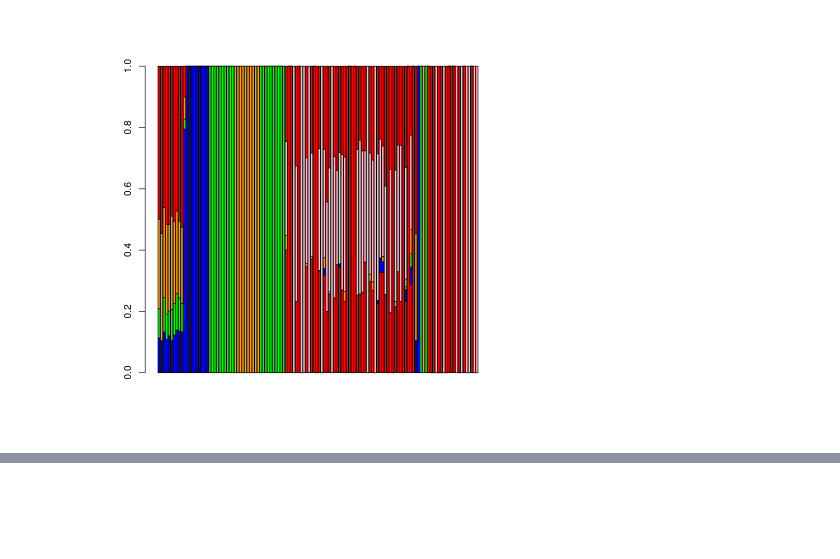
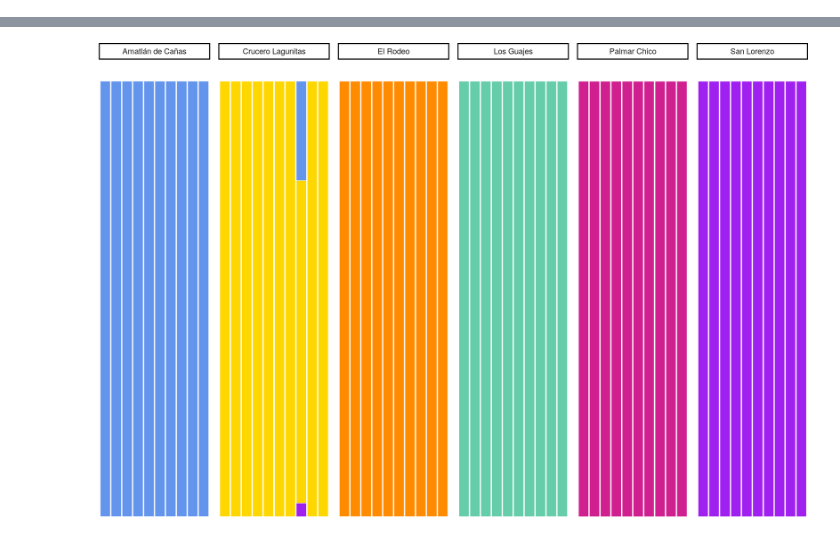
Before and after one commit to silastittes/parv_local, a Jupyter notebook: notebooks/Parv Local Admixture.ipynb, the cells around one changed output, grey strips where cells are left out. Saved outputs shown, nothing was run; the diff lists cells and outputs as text; code cells hidden in the pictures; blank space fills up the shorter version.

```diff
--- a/notebooks/Parv Local Admixture.ipynb
+++ b/notebooks/Parv Local Admixture.ipynb
@@ -117,4 +95,65 @@ Warning message:
-# %%
-barplot(t(Q), col = c("red", "blue", "green", "orange", "pink"))
-# %% [output]
-[figure, removed]
+# %%
+Q <- read_delim("../data/ngsAdmix/v5_Teo_6_thin1M_random10_PalmarChico.qopt", delim = " ", col_names = FALSE) %>%
+    select(-X7)
+
+#barplot(t(Q), col = c("cornflowerblue", "gold",  "mediumaquamarine",  "purple", "violetred"))
+
+source("../color_df.R")
+
+key <- read_delim("../pop_key", delim = "\t", col_names = TRUE) %>%
+    filter(species == "Teo", !grepl("random", geo)) %>%
+    select(JRIAL_ID, geo) %>%
+    distinct() %>%
+    group_by(geo) %>%
+    sample_n(10, replace = FALSE)
+
+Q_df <-
+    bind_cols(Q, key) %>%
+    pivot_longer(cols = starts_with("X"), names_to = "bin", values_to = "prop") %>%
+    arrange(geo, desc(prop))
+
+
+color_key <-
+full_join(
+    color_df %>%
+    rename("geo" = "pop") %>%
+    mutate(geo = str_remove(geo, "LR_"),
+           geo = str_remove(geo, "Teo_")
+          ) %>%
+    distinct(),
+
+    Q_df %>%
+    group_by(geo, bin) %>%
+    summarise(mean_p = mean(prop)) %>%
+    arrange(geo, desc(mean_p)) %>%
+    slice(1)) %>%
+    select(-geo) %>%
+    drop_na()
+
+
+Teo_structure_10 <-
+Q_df %>%
+    full_join(., color_key, by = "bin") %>%
+    mutate(geo = str_replace_all(geo, "_", " "), geo = str_replace_all(geo,"Amatlan de Canas","Amatlán de Cañas")) %>%
+    #mutate(geo = str_replace_all(geo, "_", " "), geo = str_replace_all(geo,"Amatlan de Canas","Amatlán de Cañas"))  %>%
+    ggplot(aes(JRIAL_ID, prop, fill = color)) +
+    geom_bar(position="stack", stat="identity", colour = "white", lwd = 0.1) +
+    facet_wrap(~geo, scales = "free", nrow = 1) +
+    theme_classic() +
+    theme(
+        strip.text.x = element_text(size = 8),
+        legend.position = "n",
+        line = element_blank(),
+        axis.title.y = element_blank(),
+        axis.text.y = element_blank(),
+        axis.ticks.y = element_blank(),
+        axis.title.x = element_blank(),
+        axis.text.x = element_blank(),
+        axis.ticks.x = element_blank(),
+        plot.margin = margin(0, 0, 0, 0, "cm")
+    ) +
+    scale_fill_identity()
+
+Teo_structure_10
+#scale_fill_manual(values = c(X2 = "cornflowerblue", X1 = "gold", X5 = "mediumaquamarine", X4 = "purple", X3 = "violetred", X6 = "cyan", X7 = "dodgerblue"))
+# %% [output]
@@ -120,0 +177 @@ barplot(t(Q), col = c("red", "blue", "green", "orange", "pink"))
+[figure, added]
```
Also changed, not shown: parts of 14 cells of this notebook, 57 other files.
